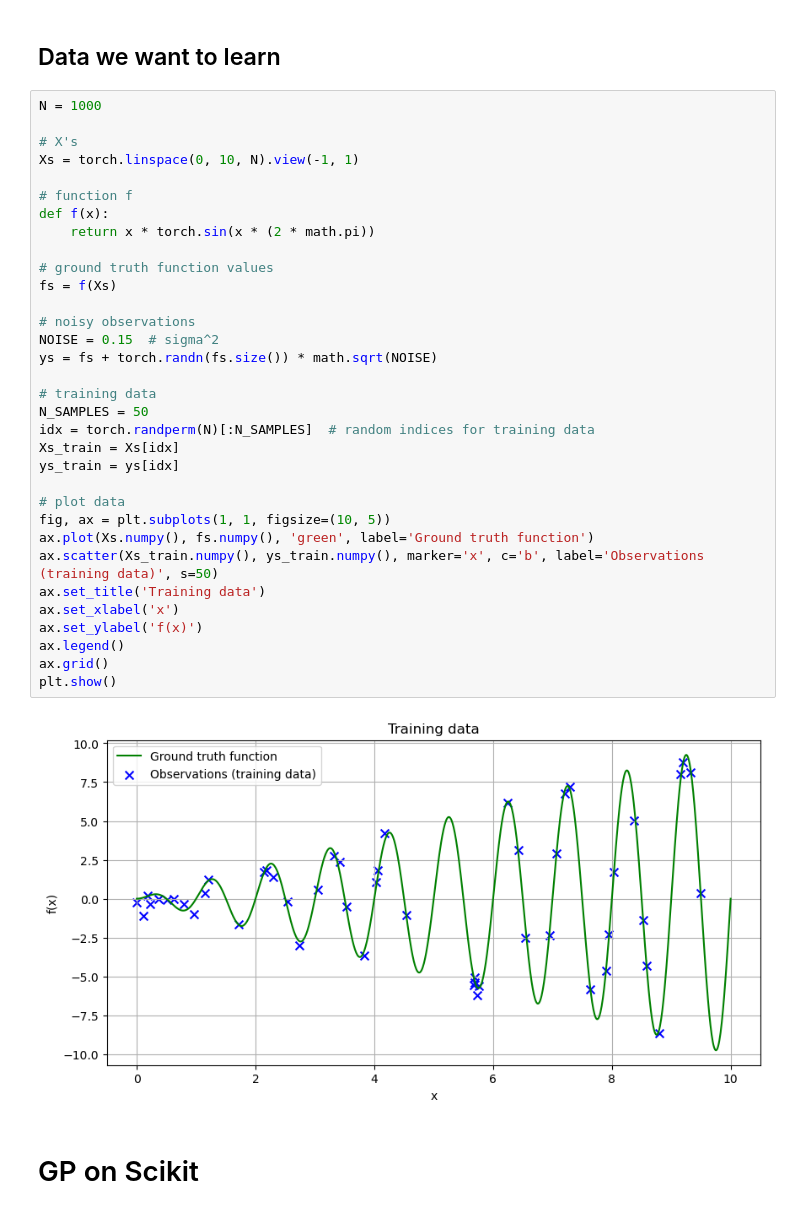
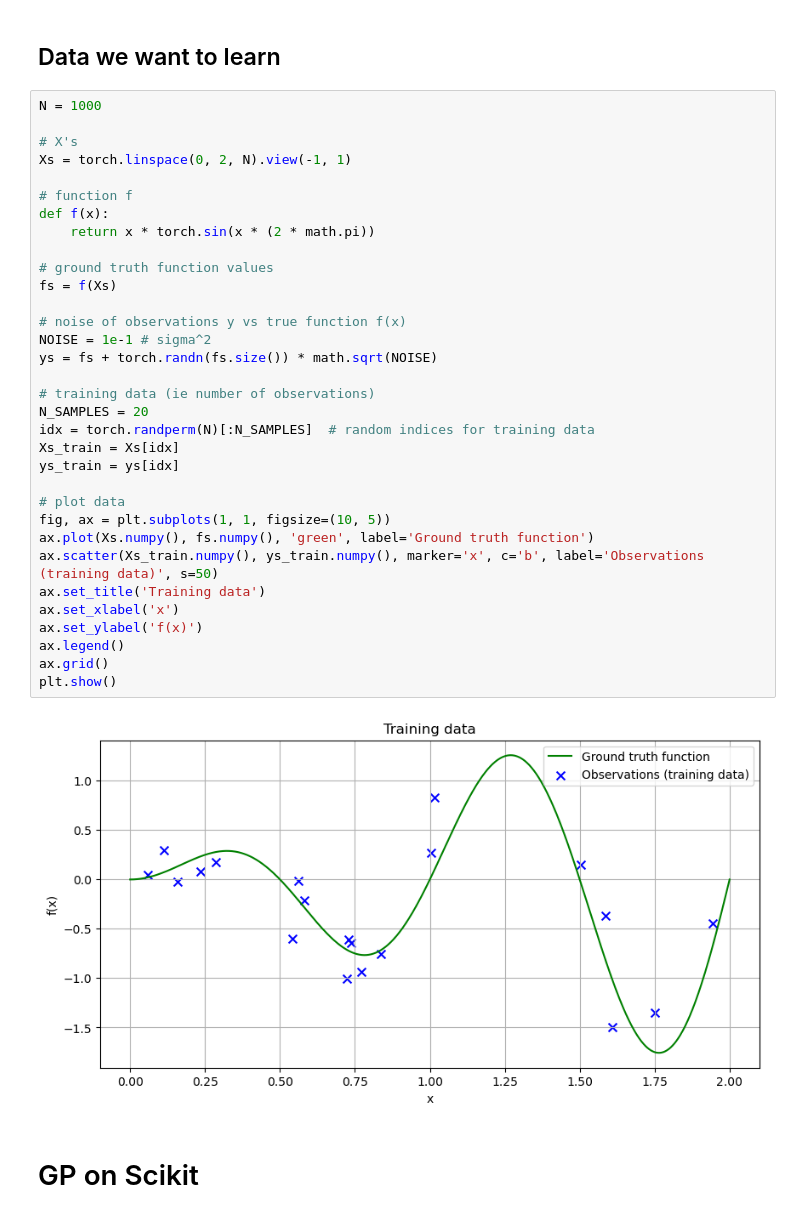
Before and after one commit to BenjaminDeporte/MVA_Stage, a Jupyter notebook: notebooks/TUTO_GPyTorch.ipynb, the cells around one changed output. Drawn from its saved outputs; the diff is of its cells as text.

```diff
--- a/notebooks/TUTO_GPyTorch.ipynb
+++ b/notebooks/TUTO_GPyTorch.ipynb
@@ -25,38 +30,38 @@ The autoreload extension is already loaded. To reload it, use:
 # %%
 N = 1000
 
 # X's
-Xs = torch.linspace(0, 10, N).view(-1, 1)
+Xs = torch.linspace(0, 2, N).view(-1, 1)
 
 # function f
 def f(x):
     return x * torch.sin(x * (2 * math.pi))
 
 # ground truth function values
 fs = f(Xs)
 
-# noisy observations
-NOISE = 0.15  # sigma^2
+# noise of observations y vs true function f(x)
+NOISE = 1e-1 # sigma^2
 ys = fs + torch.randn(fs.size()) * math.sqrt(NOISE)
 
-# training data
-N_SAMPLES = 50
+# training data (ie number of observations)
+N_SAMPLES = 20
 idx = torch.randperm(N)[:N_SAMPLES]  # random indices for training data
 Xs_train = Xs[idx]
 ys_train = ys[idx]
 
 # plot data
 fig, ax = plt.subplots(1, 1, figsize=(10, 5))
 ax.plot(Xs.numpy(), fs.numpy(), 'green', label='Ground truth function')
 ax.scatter(Xs_train.numpy(), ys_train.numpy(), marker='x', c='b', label='Observations (training data)', s=50)
 ax.set_title('Training data')
 ax.set_xlabel('x')
 ax.set_ylabel('f(x)')
 ax.legend()
 ax.grid()
 plt.show()
 # %% [output]
-[figure, old version]
+[figure, new version]
 # %% [markdown]
 # GP on Scikit
 # %%
```
Also changed, not shown: parts of 19 cells of this notebook.
